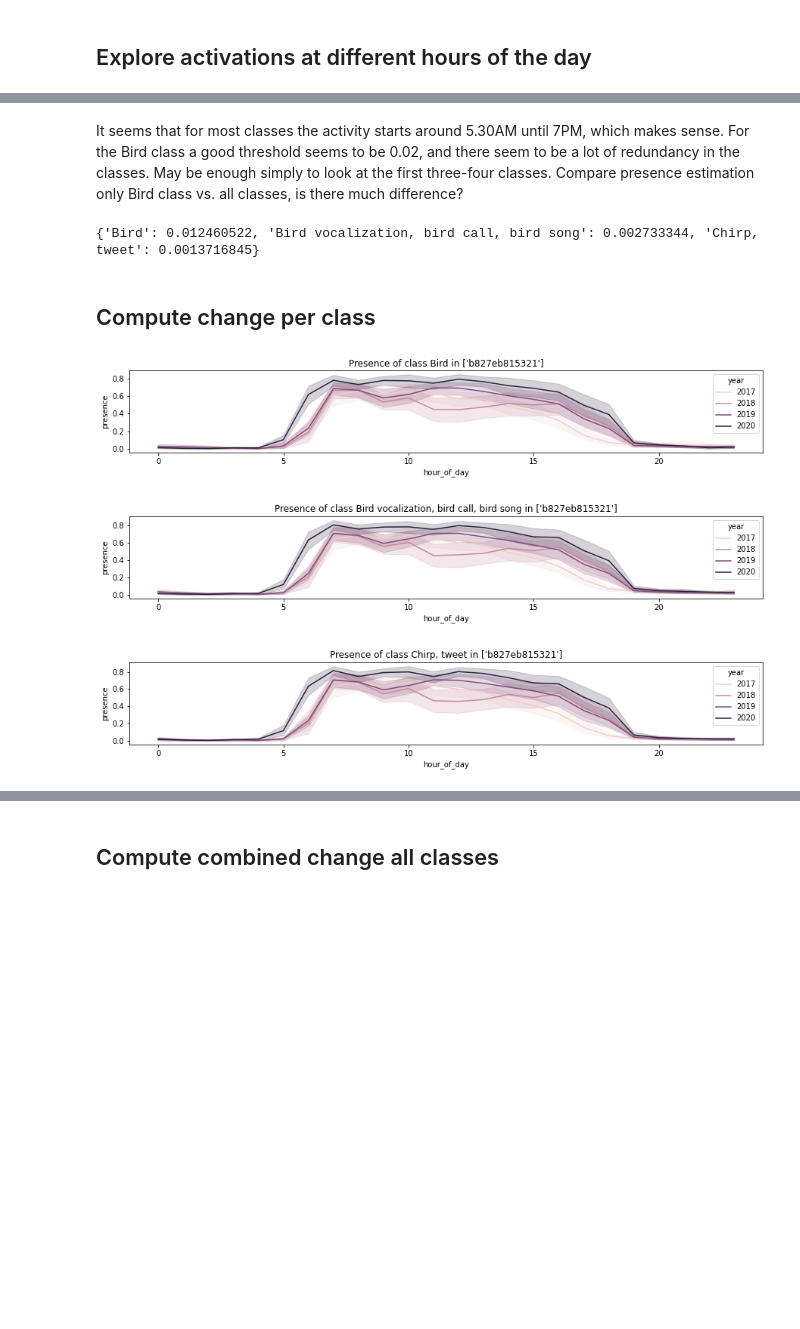
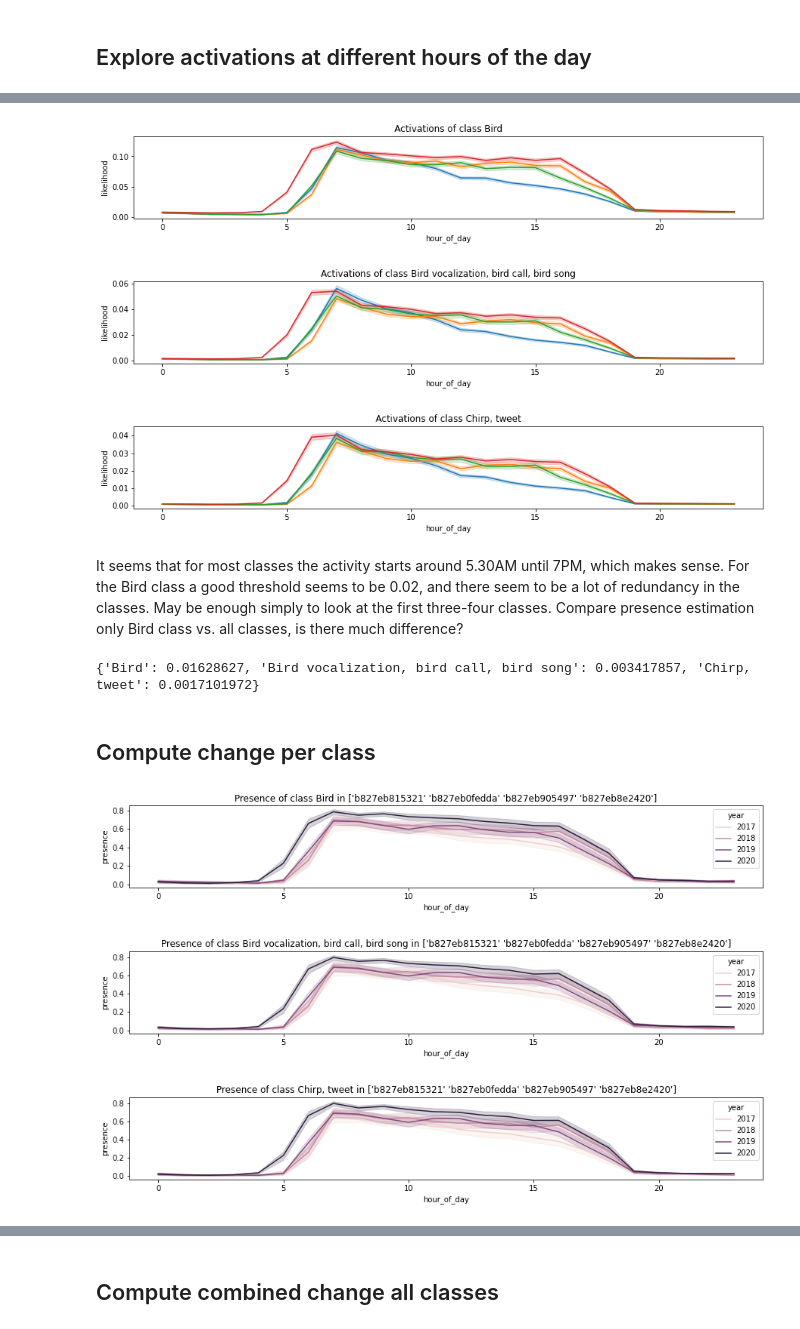
Before and after one commit to mt4426/Project, a Jupyter notebook: birds_analysis.ipynb, the cells around one changed output, grey strips where cells are left out. Drawn from its saved outputs; the diff is of its cells as text; code cells hidden in the pictures; blank space fills up the shorter version.

```diff
--- a/birds_analysis.ipynb
+++ b/birds_analysis.ipynb
@@ -312,3 +300,16 @@ for sound_class in df['sound_class'].unique():
+# %%
+for sound_class in df['sound_class'].unique():
+    plt.figure(figsize=(15,2))
+    plt.title(f'Activations of class {sound_class}')
+    for year in df['year'].unique():
+        _df_ = df[(df['year']==year)&(df['sound_class']==sound_class)]
+        sns.lineplot(data=_df_, x='hour_of_day', y='likelihood')
+
+    plt.show()
+# %% [output]
+[figure, added]
+[figure, added]
+[figure, added]
 # %% [markdown]
 It seems that for most classes the activity starts around 5.30AM until 7PM, which makes sense. For the Bird class a good threshold seems to be 0.02, and there seem to be a lot of redundancy in the classes. May be enough simply to look at the first three-four classes. Compare presence estimation only Bird class vs. all classes, is there much difference?
 # %%
@@ -319,7 +320,7 @@ for sound_class in df['sound_class'].unique():
         quick_ths[sound_class] = np.median(_df_['likelihood'])
 print(quick_ths)
 # %% [output]
-{'Bird': 0.012460522, 'Bird vocalization, bird call, bird song': 0.002733344, 'Chirp, tweet': 0.0013716845}
+{'Bird': 0.01628627, 'Bird vocalization, bird call, bird song': 0.003417857, 'Chirp, tweet': 0.0017101972}
 # %%
 quick_ths = {'Bird': 0.026604839, 'Bird vocalization, bird call, bird song': 0.006209028, 'Chirp, tweet': 0.003550415, 'Squawk': 2.2587024e-06, 'Pigeon, dove': 0.0038214554, 'Coo': 0.003757548, 'Crow': 0.0024405327, 'Caw': 0.0007486704, 'Owl': 0.0019189504, 'Hoot': 2.1393362e-05}
 # %% [markdown]
@@ -334,6 +335,6 @@ for sound_class in df['sound_class'].unique():
     plt.title(f"Presence of class {sound_class} in {df['sensor_id'].unique()}")
     plt.show()
 # %% [output]
-[figure, old version]
+[figure, new version]
-[figure, old version]
+[figure, new version]
-[figure, old version]
+[figure, new version]
```
Also changed, not shown: parts of 14 cells of this notebook.
